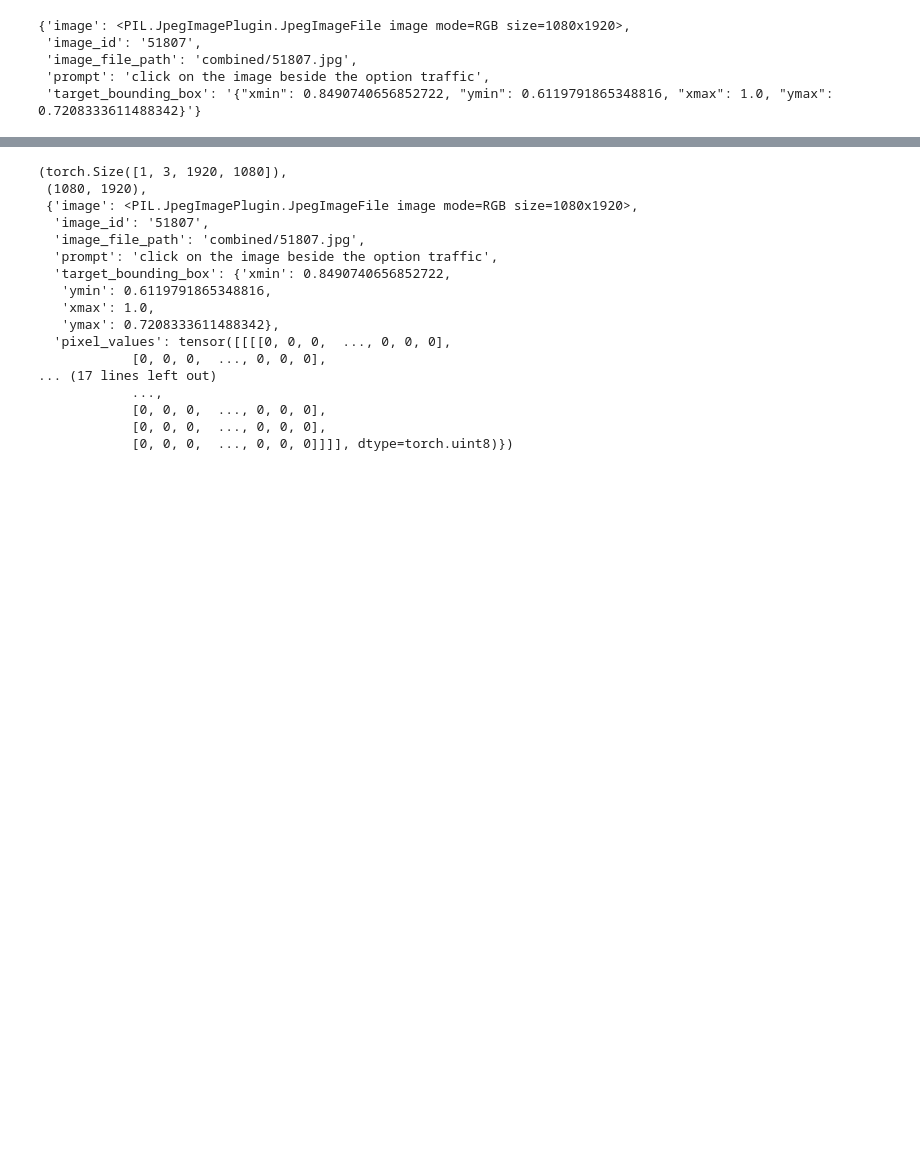
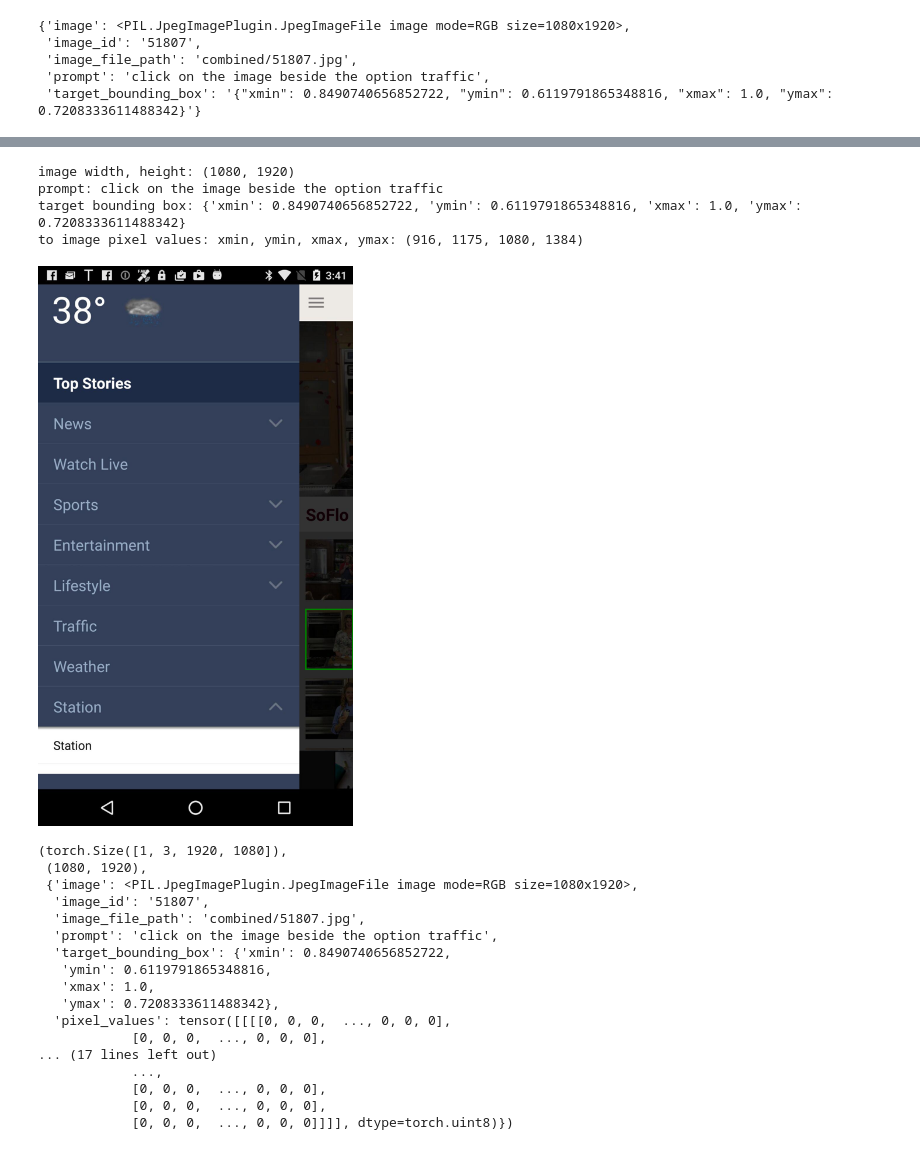
Before and after one commit to morganmcg1/control-ui, a Jupyter notebook: Fine_tune_Donut_on_UI_RefExp.ipynb, the cells around one changed output, grey strips where cells are left out. Cells and saved outputs as stored; diff of their text form; code cells hidden in the pictures; blank space fills up the shorter version.

```diff
--- a/Fine_tune_Donut_on_UI_RefExp.ipynb
+++ b/Fine_tune_Donut_on_UI_RefExp.ipynb
@@ -624,3 +632,38 @@ to_pil_image(
+# %%
+# change this index from 0 to split size to see different samples
+sample = train_ds[0]
+image = sample['image']
+width, height = image.size
+print(f"image width, height: {width, height}")
+print(f"prompt: {sample['prompt']}")
+
+# bb = json.loads(sample["target_bounding_box"])
+bb = sample["target_bounding_box"]
+
+if isinstance(bb, str):
+    bb = ast.literal_eval(bb)
+
+print(f"target bounding box: {bb}")
+
+xmin = math.floor(width*bb["xmin"])
+ymin = math.floor(height*bb["ymin"])
+xmax = math.floor(width*bb["xmax"])
+ymax = math.floor(height*bb["ymax"])
+
+print(f"to image pixel values: xmin, ymin, xmax, ymax: {xmin, ymin, xmax, ymax}")
+
+shape = [(xmin, ymin), (xmax, ymax)]
+
+# create rectangle image
+img1 = ImageDraw.Draw(image)
+img1.rectangle(shape, outline ="green", width=5)
+image.resize((int(width*0.5), int(height*0.5)))
+# %% [output]
+image width, height: (1080, 1920)
+prompt: click on the image beside the option traffic
+target bounding box: {'xmin': 0.8490740656852722, 'ymin': 0.6119791865348816, 'xmax': 1.0, 'ymax': 0.7208333611488342}
+to image pixel values: xmin, ymin, xmax, ymax: (916, 1175, 1080, 1384)
+[figure, added]
 # %%
 samp = img_preprocess(train_ds[0])
 samp = bbox_preprocess(samp)
```
Also changed, not shown: parts of 7 cells of this notebook.
